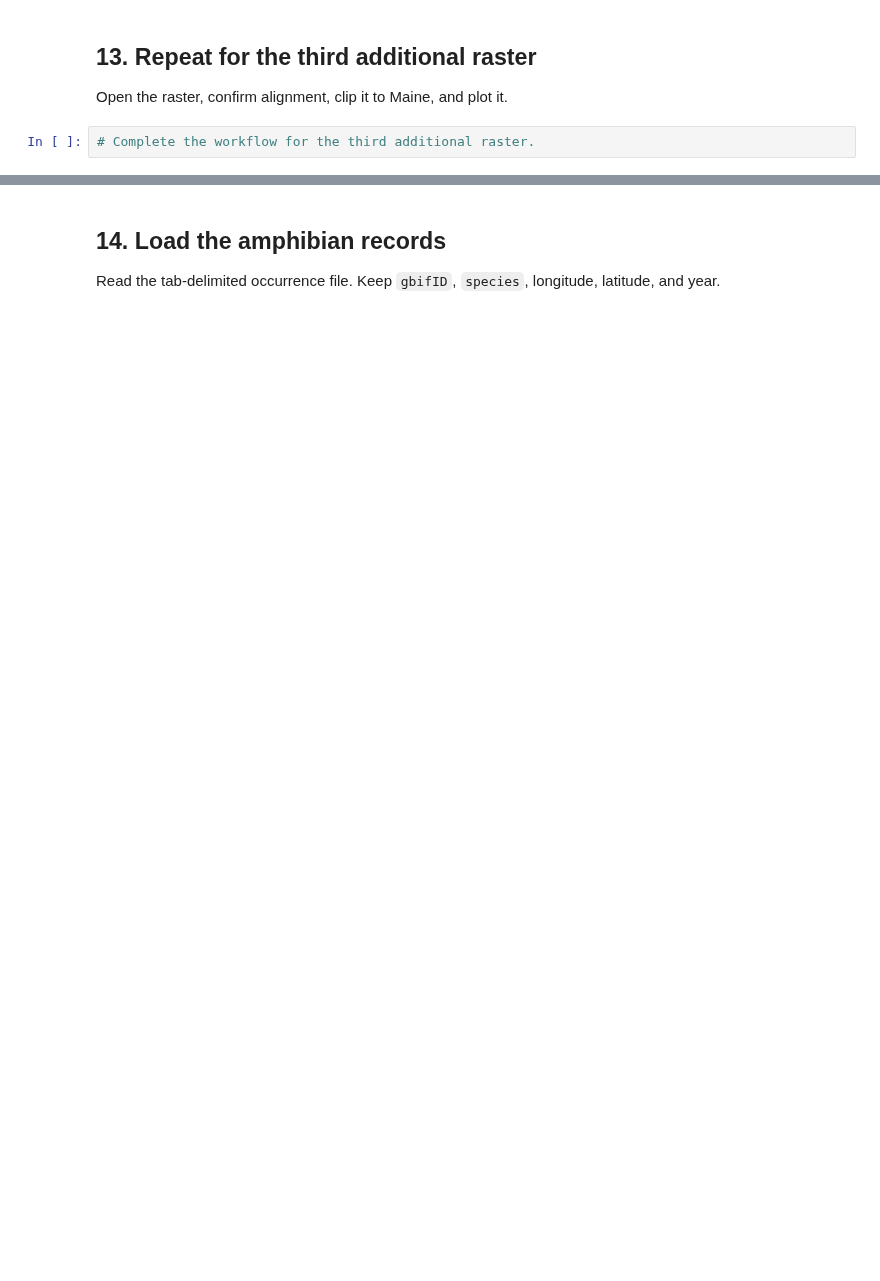
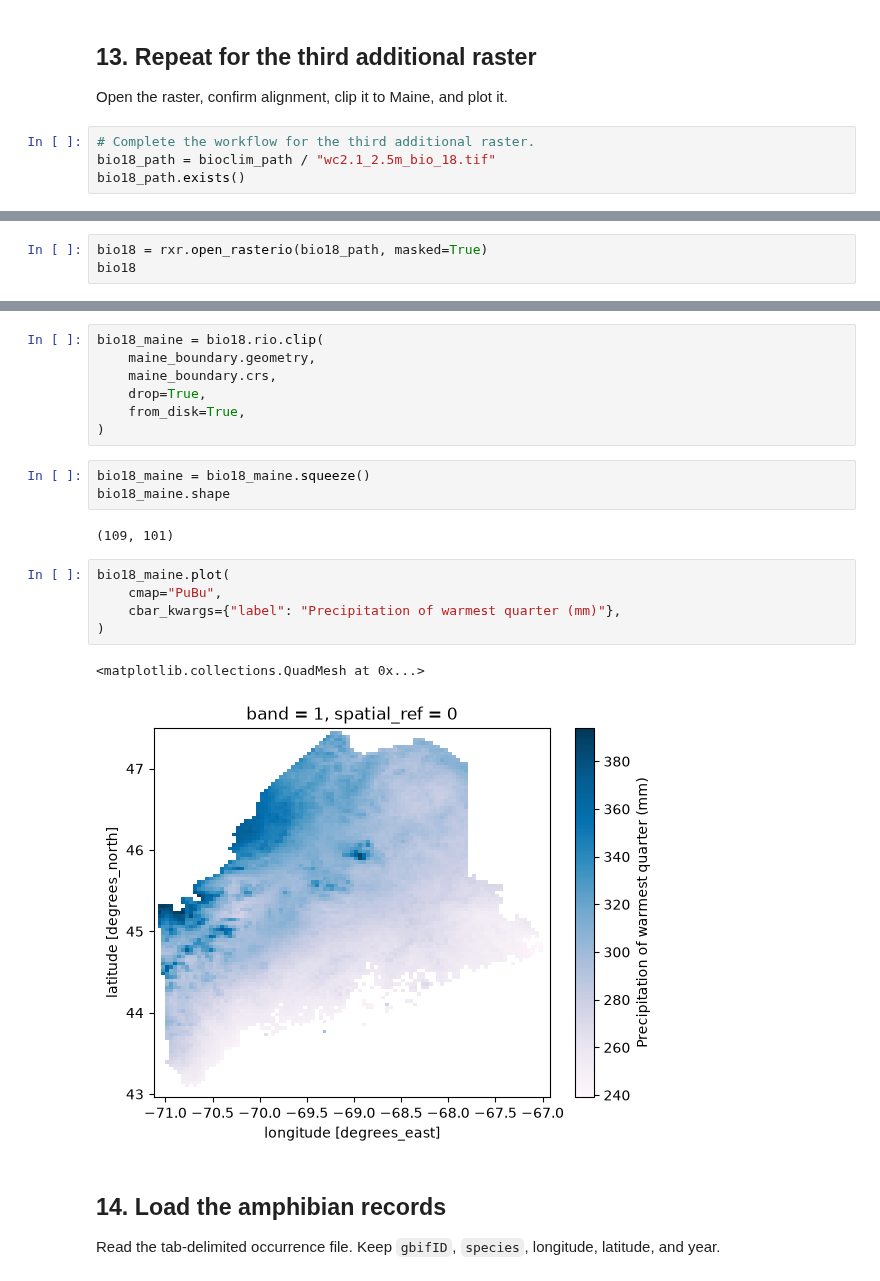
Before and after one commit to Ruddyduck13/BIO597-SpatialBiodiversity, a Jupyter notebook: docs/assignments/Assignment-05-RasterData.ipynb, the cells around one changed output, grey strips where cells are left out. Cells and saved outputs as stored; diff of their text form; blank space fills up the shorter version.

```diff
--- a/docs/assignments/Assignment-05-RasterData.ipynb
+++ b/docs/assignments/Assignment-05-RasterData.ipynb
@@ -145,3 +346,5 @@ Open the raster, confirm alignment, clip it to Maine, and plot it. Keep each par
 Open the raster, confirm alignment, clip it to Maine, and plot it.
 # %%
 # Complete the workflow for the third additional raster.
+bio18_path = bioclim_path / "wc2.1_2.5m_bio_18.tif"
+bio18_path.exists()
@@ -147,0 +353,3 @@ Open the raster, confirm alignment, clip it to Maine, and plot it.
+# %%
+bio18 = rxr.open_rasterio(bio18_path, masked=True)
+bio18
@@ -148,3 +379,23 @@ Open the raster, confirm alignment, clip it to Maine, and plot it.
+# %%
+bio18_maine = bio18.rio.clip(
+    maine_boundary.geometry,
+    maine_boundary.crs,
+    drop=True,
+    from_disk=True,
+)
+# %%
+bio18_maine = bio18_maine.squeeze()
+bio18_maine.shape
+# %% [output]
+(109, 101)
+# %%
+bio18_maine.plot(
+    cmap="PuBu",
+    cbar_kwargs={"label": "Precipitation of warmest quarter (mm)"},
+)
+# %% [output]
+<matplotlib.collections.QuadMesh at 0x...>
+[figure, added]
 # %% [markdown]
 ## 14. Load the amphibian records
 
```
Also changed, not shown: parts of 59 cells of this notebook.
